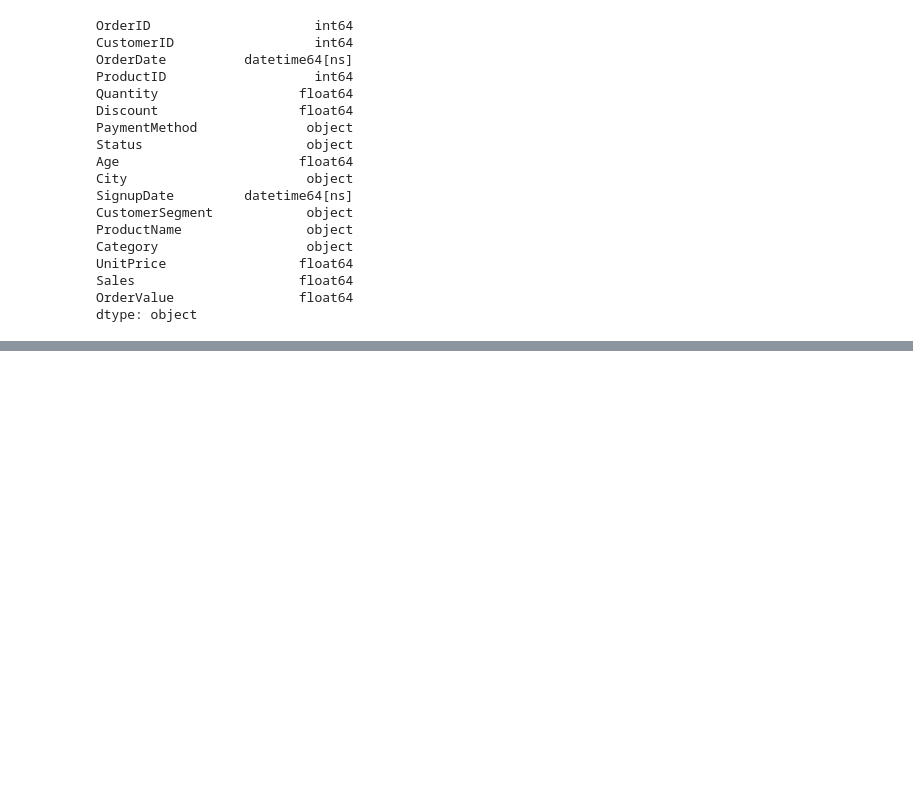
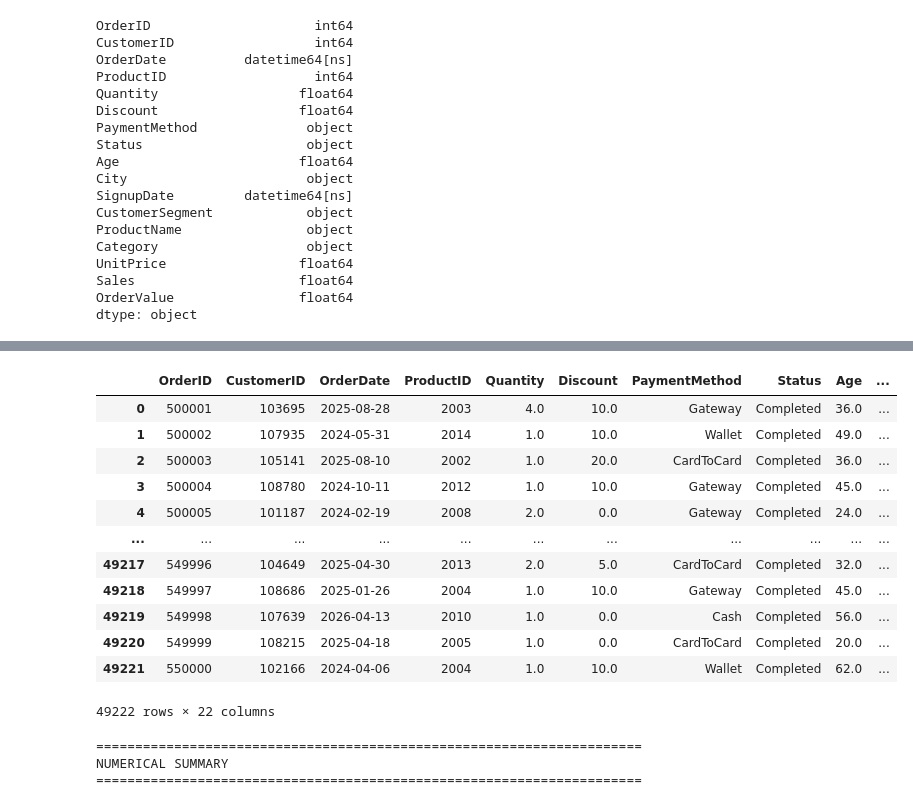
Before and after one commit to Sreesanth-e/EDA, a Jupyter notebook: Ecommerce_EDA/Ecommerce_EDA.ipynb, the cells around one changed output, grey strips where cells are left out. Drawn from its saved outputs; the diff is of its cells as text; code cells hidden in the pictures; blank space fills up the shorter version.

```diff
--- a/Ecommerce_EDA/Ecommerce_EDA.ipynb
+++ b/Ecommerce_EDA/Ecommerce_EDA.ipynb
@@ -99,0 +152,24 @@ dtype: object
+# %%
+df
+# %% [output]
+|  | OrderID | CustomerID | OrderDate | ProductID | Quantity | Discount | PaymentMethod | Status | Age | ... |
+| 0 | 500001 | 103695 | 2025-08-28 | 2003 | 4.0 | 10.0 | Gateway | Completed | 36.0 | ... |
+| 1 | 500002 | 107935 | 2024-05-31 | 2014 | 1.0 | 10.0 | Wallet | Completed | 49.0 | ... |
+| 2 | 500003 | 105141 | 2025-08-10 | 2002 | 1.0 | 20.0 | CardToCard | Completed | 36.0 | ... |
+| 3 | 500004 | 108780 | 2024-10-11 | 2012 | 1.0 | 10.0 | Gateway | Completed | 45.0 | ... |
+| 4 | 500005 | 101187 | 2024-02-19 | 2008 | 2.0 | 0.0 | Gateway | Completed | 24.0 | ... |
+| ... | ... | ... | ... | ... | ... | ... | ... | ... | ... | ... |
+| 49217 | 549996 | 104649 | 2025-04-30 | 2013 | 2.0 | 5.0 | CardToCard | Completed | 32.0 | ... |
+| 49218 | 549997 | 108686 | 2025-01-26 | 2004 | 1.0 | 10.0 | Gateway | Completed | 45.0 | ... |
+| 49219 | 549998 | 107639 | 2026-04-13 | 2010 | 1.0 | 0.0 | Cash | Completed | 56.0 | ... |
+| 49220 | 549999 | 108215 | 2025-04-18 | 2005 | 1.0 | 0.0 | CardToCard | Completed | 20.0 | ... |
+| 49221 | 550000 | 102166 | 2024-04-06 | 2004 | 1.0 | 10.0 | Wallet | Completed | 62.0 | ... |
+49222 rows × 22 columns
+# %%
+print("=" * 70)
+print("NUMERICAL SUMMARY")
+print("=" * 70)
+# %% [output]
+======================================================================
+NUMERICAL SUMMARY
+======================================================================
```
Also changed, not shown: parts of 15 cells of this notebook, 1 other file.
